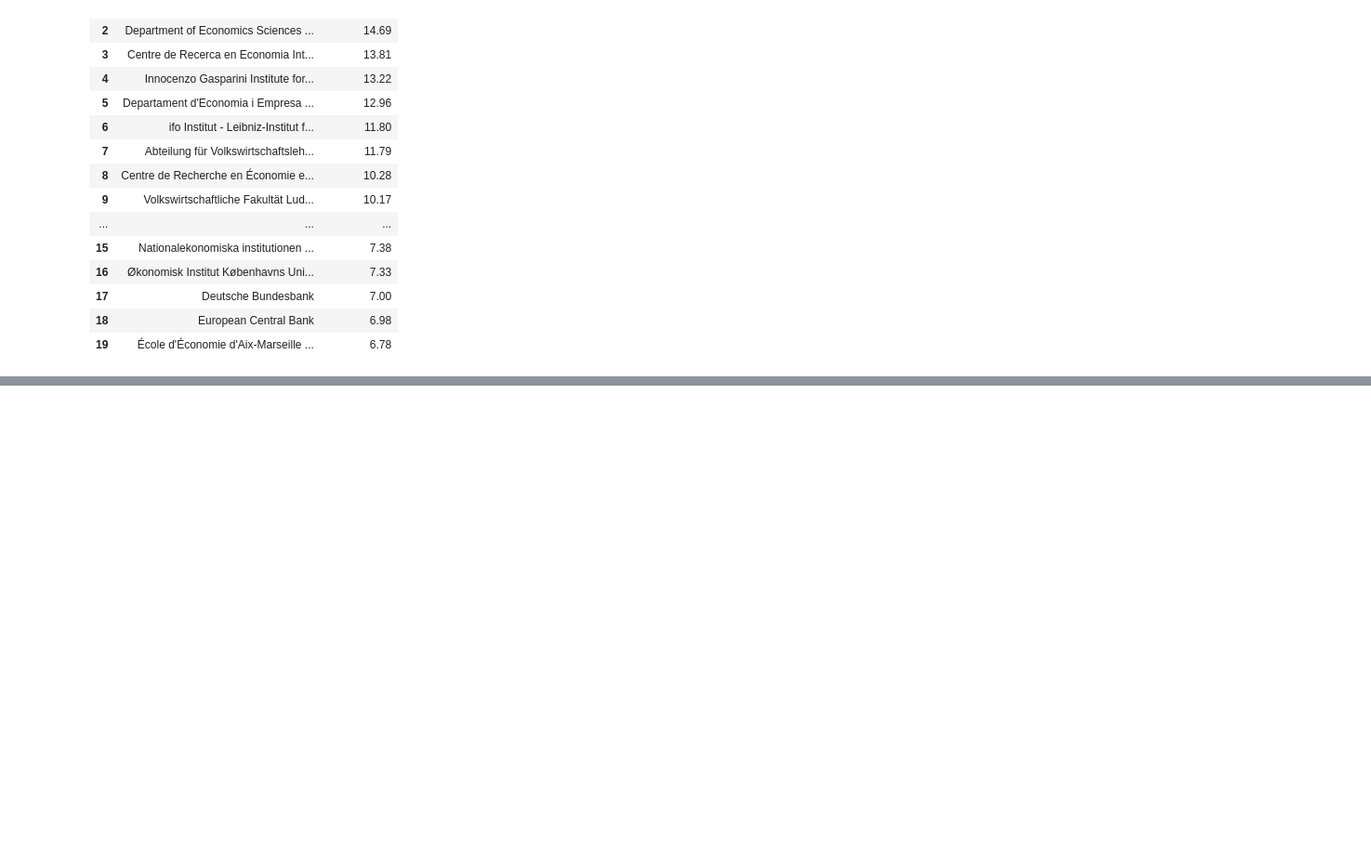
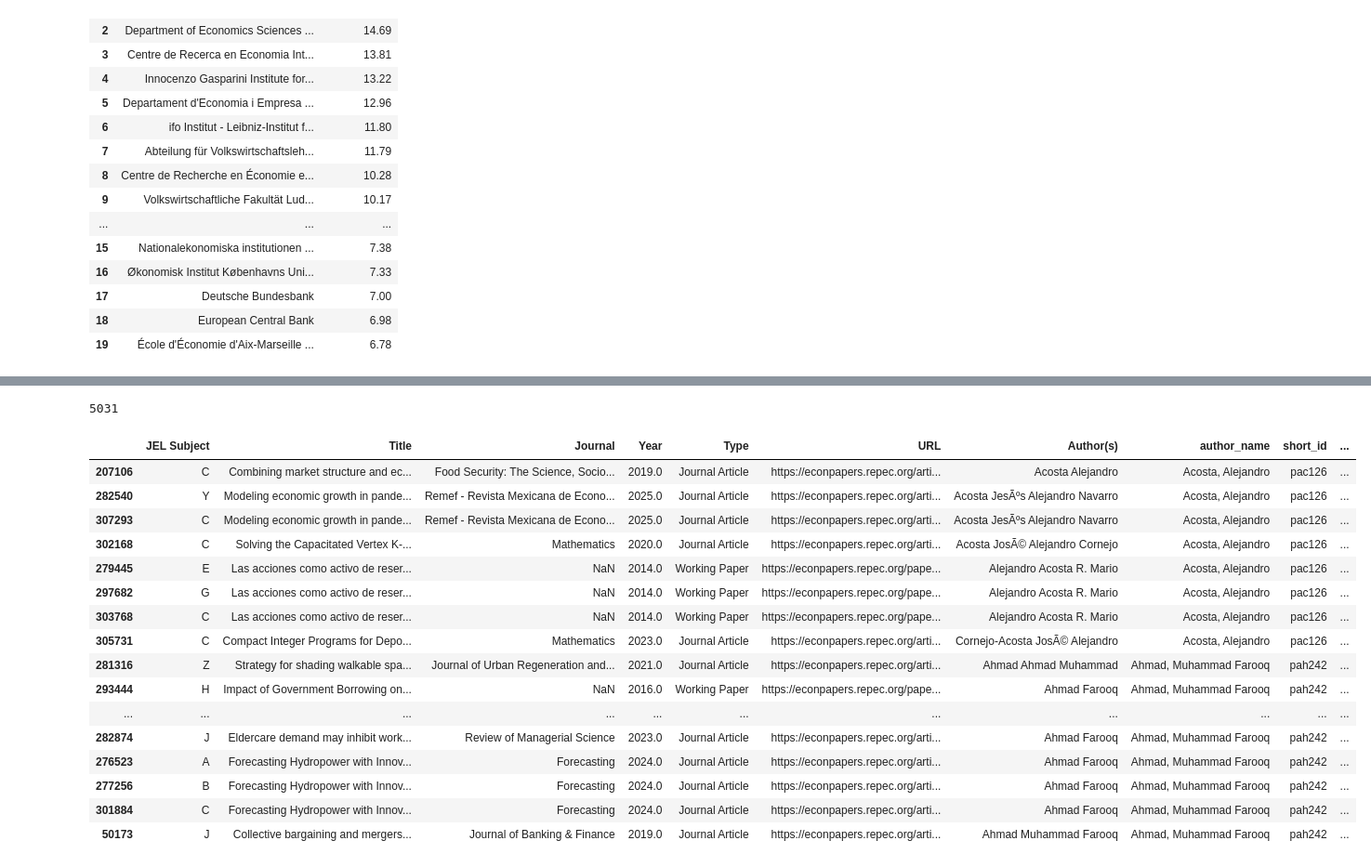
Before and after one commit to celinamadaschi/Telecom-DataAnalysis_Economics, a Jupyter notebook: isaure merge.ipynb, the cells around one changed output, grey strips where cells are left out. Shown at 93% size. Drawn from its saved outputs; the diff is of its cells as text; code cells hidden in the pictures; blank space fills up the shorter version.

```diff
--- a/isaure merge.ipynb
+++ b/isaure merge.ipynb
@@ -587,0 +627,7 @@ top_inst_top5.head(20)
+# %%
+suspect_authors = (
+    JEL_machted_final_clean.groupby("author_name")["Author(s)"]
+      .nunique()
+      .reset_index(name="n_name_variants")
+      .query("n_name_variants > 4")
+)
@@ -587,0 +636,32 @@ top_inst_top5.head(20)
+# %%
+df_suspects = JEL_machted_final_clean[
+    JEL_machted_final_clean["author_name"].isin(suspect_authors["author_name"])
+].copy()
+# %%
+df_suspects = df_suspects.sort_values(
+    by=["author_name", "Author(s)", "Year"]
+)
+# %%
+len(df_suspects)
+# %% [output]
+5031
+# %%
+df_suspects.head(20)
+# %% [output]
+|  | JEL Subject | Title | Journal | Year | Type | URL | Author(s) | author_name | short_id | ... |
+| 207106 | C | Combining market structure and ec... | Food Security: The Science, Socio... | 2019.0 | Journal Article | https://econpapers.repec.org/arti... | Acosta Alejandro | Acosta, Alejandro | pac126 | ... |
+| 282540 | Y | Modeling economic growth in pande... | Remef - Revista Mexicana de Econo... | 2025.0 | Journal Article | https://econpapers.repec.org/arti... | Acosta JesÃºs Alejandro Navarro | Acosta, Alejandro | pac126 | ... |
+| 307293 | C | Modeling economic growth in pande... | Remef - Revista Mexicana de Econo... | 2025.0 | Journal Article | https://econpapers.repec.org/arti... | Acosta JesÃºs Alejandro Navarro | Acosta, Alejandro | pac126 | ... |
+| 302168 | C | Solving the Capacitated Vertex K-... | Mathematics | 2020.0 | Journal Article | https://econpapers.repec.org/arti... | Acosta JosÃ© Alejandro Cornejo | Acosta, Alejandro | pac126 | ... |
+| 279445 | E | Las acciones como activo de reser... | NaN | 2014.0 | Working Paper | https://econpapers.repec.org/pape... | Alejandro Acosta R. Mario | Acosta, Alejandro | pac126 | ... |
+| 297682 | G | Las acciones como activo de reser... | NaN | 2014.0 | Working Paper | https://econpapers.repec.org/pape... | Alejandro Acosta R. Mario | Acosta, Alejandro | pac126 | ... |
+| 303768 | C | Las acciones como activo de reser... | NaN | 2014.0 | Working Paper | https://econpapers.repec.org/pape... | Alejandro Acosta R. Mario | Acosta, Alejandro | pac126 | ... |
+| 305731 | C | Compact Integer Programs for Depo... | Mathematics | 2023.0 | Journal Article | https://econpapers.repec.org/arti... | Cornejo-Acosta JosÃ© Alejandro | Acosta, Alejandro | pac126 | ... |
+| 281316 | Z | Strategy for shading walkable spa... | Journal of Urban Regeneration and... | 2021.0 | Journal Article | https://econpapers.repec.org/arti... | Ahmad Ahmad Muhammad | Ahmad, Muhammad Farooq | pah242 | ... |
+| 293444 | H | Impact of Government Borrowing on... | NaN | 2016.0 | Working Paper | https://econpapers.repec.org/pape... | Ahmad Farooq | Ahmad, Muhammad Farooq | pah242 | ... |
+| ... | ... | ... | ... | ... | ... | ... | ... | ... | ... | ... |
+| 282874 | J | Eldercare demand may inhibit work... | Review of Managerial Science | 2023.0 | Journal Article | https://econpapers.repec.org/arti... | Ahmad Farooq | Ahmad, Muhammad Farooq | pah242 | ... |
+| 276523 | A | Forecasting Hydropower with Innov... | Forecasting | 2024.0 | Journal Article | https://econpapers.repec.org/arti... | Ahmad Farooq | Ahmad, Muhammad Farooq | pah242 | ... |
+| 277256 | B | Forecasting Hydropower with Innov... | Forecasting | 2024.0 | Journal Article | https://econpapers.repec.org/arti... | Ahmad Farooq | Ahmad, Muhammad Farooq | pah242 | ... |
+| 301884 | C | Forecasting Hydropower with Innov... | Forecasting | 2024.0 | Journal Article | https://econpapers.repec.org/arti... | Ahmad Farooq | Ahmad, Muhammad Farooq | pah242 | ... |
+| 50173 | J | Collective bargaining and mergers... | Journal of Banking & Finance | 2019.0 | Journal Article | https://econpapers.repec.org/arti... | Ahmad Muhammad Farooq | Ahmad, Muhammad Farooq | pah242 | ... |
```
Also changed, not shown: parts of 12 cells of this notebook.
